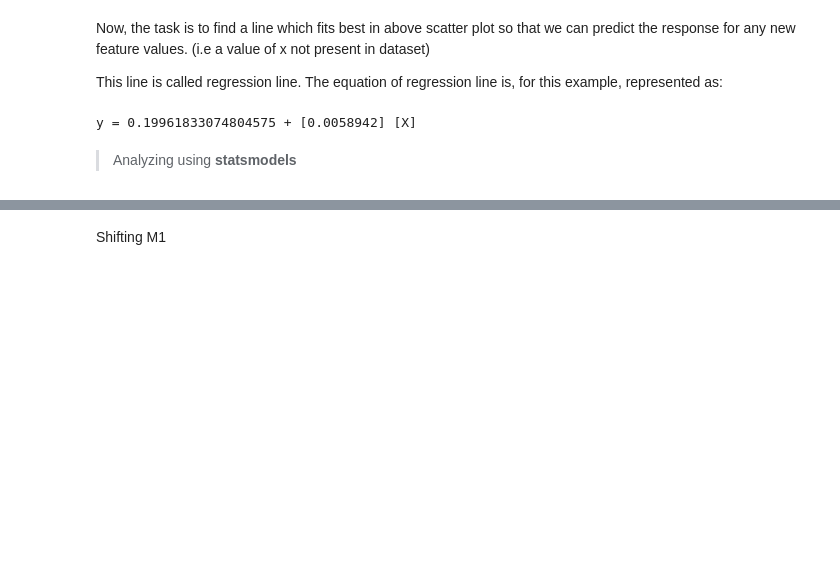
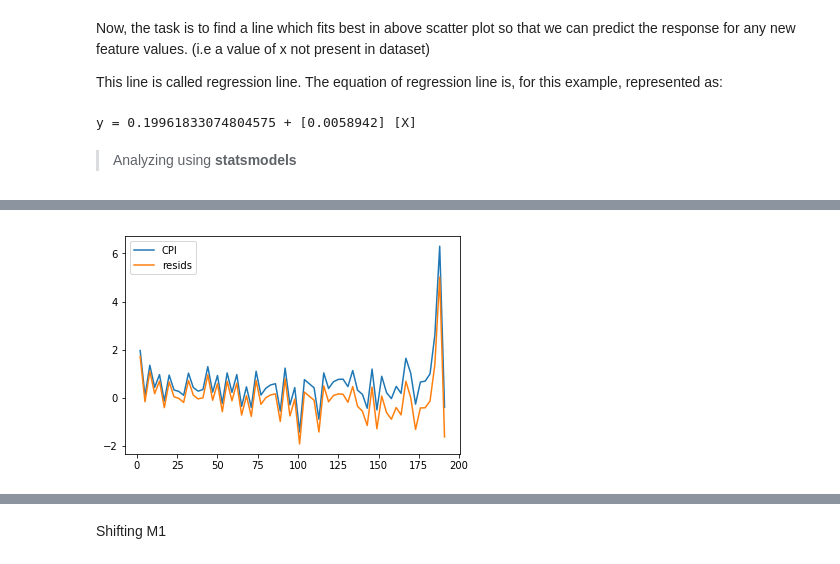
Before and after one commit to aricem/BusinessForecasting, a Jupyter notebook: CPI.ipynb, the cells around one changed output, grey strips where cells are left out. Drawn from its saved outputs; the diff is of its cells as text; code cells hidden in the pictures; blank space fills up the shorter version.

```diff
--- a/CPI.ipynb
+++ b/CPI.ipynb
@@ -1097,0 +1101,6 @@ Warnings:
+# %%
+diagnostics = pd.DataFrame({'CPI': df_bra.CPI,
+                            'resids': model.resid,
+                            'std_resids': model.resid_pearson,
+                            'fitted': model.predict()})
+diagnostics.head()
@@ -1097,0 +1114,7 @@ Warnings:
+# %%
+plt.plot(diagnostics.CPI, label='CPI')
+plt.plot(diagnostics.resids, label='resids')
+plt.legend(loc='best')
+plt.show()
+# %% [output]
+[figure, added]
```
Also changed, not shown: parts of 23 cells of this notebook.
